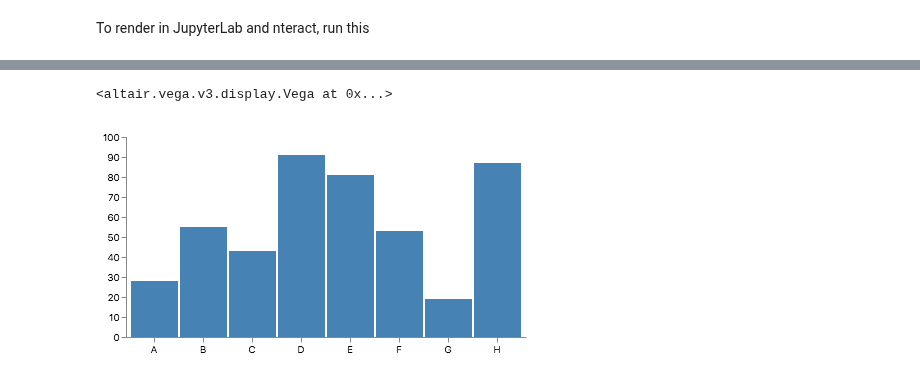
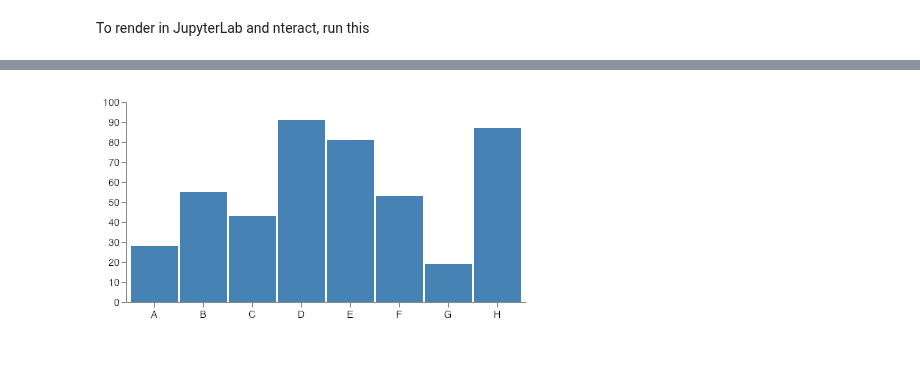
Before and after one commit to vega/altair, a Jupyter notebook: notebooks/Vega3Test.ipynb, the cells around one changed output, grey strips where cells are left out. Drawn from its saved outputs; the diff is of its cells as text; code cells hidden in the pictures.

```diff
--- a/notebooks/Vega3Test.ipynb
+++ b/notebooks/Vega3Test.ipynb
@@ -127,4 +131,4 @@ vg.renderers.get()(spec)
  {})
 # %%
-vg.vega(spec, validate=True)
+vg.Vega(spec, validate=True)
 # %% [output]
@@ -132,4 +135,3 @@ vg.vega(spec, validate=True)
-<altair.vega.v3.display.Vega at 0x...>
-[figure, old version]
+[figure, new version]
 # %%
 vg.renderers.enable('json')
```
Also changed, not shown: parts of 6 cells of this notebook, 3 other files.
